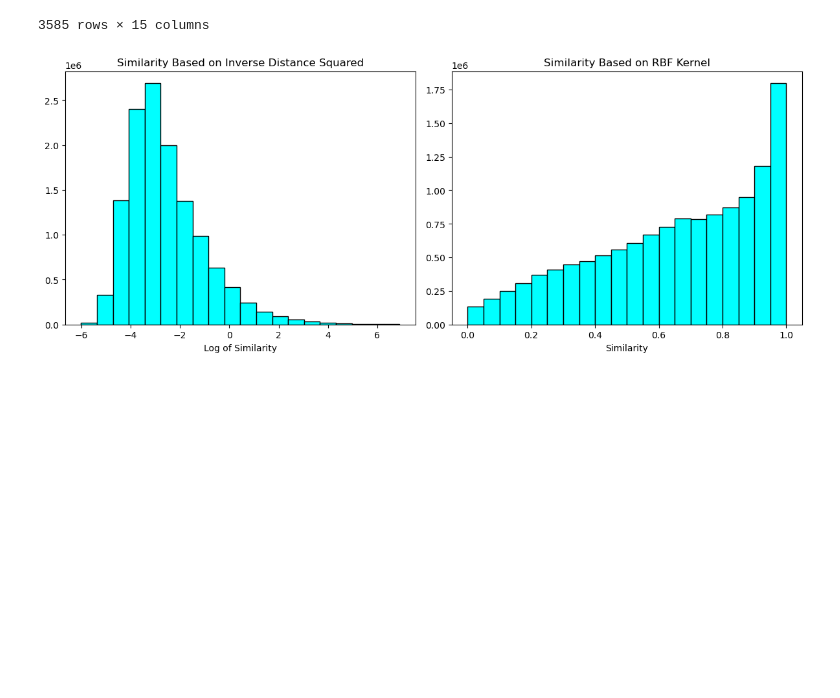
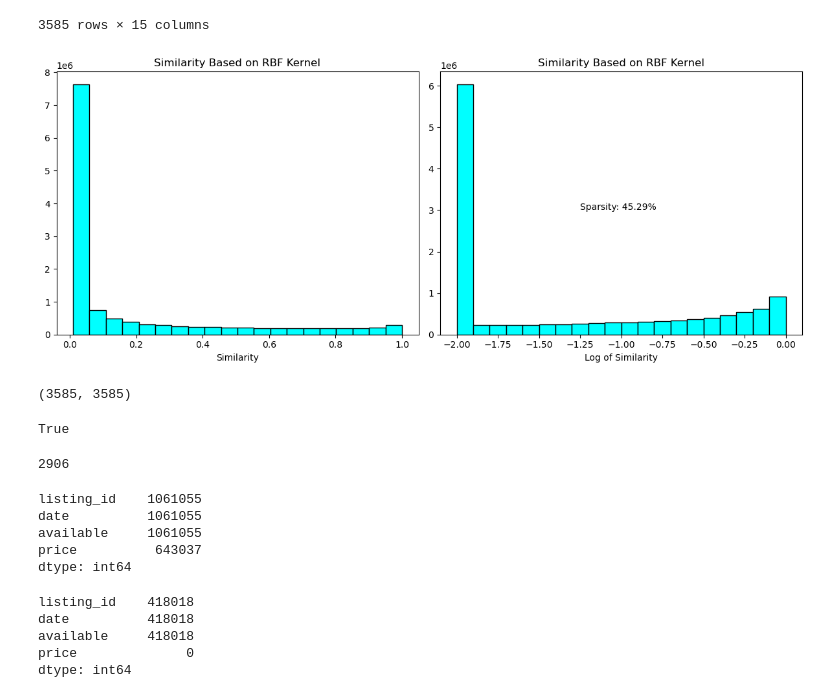
Before and after one commit to erenaydoslu/ML4G-Project, a Jupyter notebook: exploration.ipynb, the cells around one changed output. Cells and saved outputs as stored; diff of their text form; code cells hidden in the pictures; blank space fills up the shorter version.

```diff
--- a/exploration.ipynb
+++ b/exploration.ipynb
@@ -7,6 +7,4 @@ import networkx as nx
 
 from tqdm.notebook import tqdm
 # %%
-df_listings = pd.read_csv("data/listings.csv")
-
-df_listings.columns
+df_listings = pd.read_csv("data/raw/listings.csv")
@@ -106,26 +86,67 @@ def calculateSparsity(matrix):
 distanceMatrix = createDistanceMatrix(df_listings)
 # %%
 sim_distance = createSimilarityMatrix(distanceMatrix)
-sim_rbf = createSimilarityMatrix(distanceMatrix, sim_type='rbf', sigma=5)
+sim_rbf = createSimilarityMatrix(distanceMatrix, sim_type='rbf', sigma=1.5)
+
+sim_rbf_sparse = np.where(sim_rbf < 0.01, 0, sim_rbf)
+sparsity = calculateSparsity(sim_rbf_sparse)
+
+sim_rbf = np.clip(sim_rbf, 1e-2, 1e2)
 
 fig, ax = plt.subplots(ncols=2, figsize=(12, 5))
 
-ax[0].hist(np.log(sim_distance.flatten()), bins=20, edgecolor='black', color='cyan')
-ax[0].set_xlabel("Log of Similarity")
-ax[0].set_title("Similarity Based on Inverse Distance Squared")
+ax[0].hist(sim_rbf.flatten(), bins=20, edgecolor='black', color='cyan')
+ax[0].set_xlabel("Similarity")
+ax[0].set_title("Similarity Based on RBF Kernel")
 
-ax[1].hist(sim_rbf.flatten(), bins=20, edgecolor='black', color='cyan')
-ax[1].set_xlabel("Similarity")
+ax[1].hist(np.log10(sim_rbf.flatten()), bins=20, edgecolor='black', color='cyan')
+ax[1].set_xlabel("Log of Similarity")
 ax[1].set_title("Similarity Based on RBF Kernel")
+
+ax[1].text(-1.25, 3e6, f"Sparsity: {sparsity:.2f}%")
 
 fig.tight_layout()
 
-fig.savefig("figures/similarity_histogram.pdf")
+# fig.savefig("figures/similarity_histogram.pdf")
 # %% [output]
-[figure, old version]
+[figure, new version]
+# %%
+sim_rbf_sparse.shape
+# %% [output]
+(3585, 3585)
+# %%
+graph = nx.Graph(sim_rbf_sparse)
+
+nx.is_connected(graph)
+# %% [output]
+True
 # %%
-df_calendar = pd.read_csv("data/calendar.csv")
+df_calendar = pd.read_csv("data/raw/calendar.csv")
 
 df_calendar = df_calendar.groupby("listing_id").filter(lambda x: not x['price'].isna().all())
 
-len(set(df_calendar['listing_id']))
+df_calendar['date'] = pd.to_datetime(df_calendar['date'])
+df_calendar['price'] = df_calendar['price'].replace({'\$': '', ',': ''}, regex=True).astype(float)
+
+df_calendar = df_calendar.reset_index(drop=True)
+
+listings = set(df_calendar['listing_id'])
+len(listings)
+# %% [output]
+2906
+# %%
+df_calendar.count()
+# %% [output]
+listing_id    1061055
+date          1061055
+available     1061055
+price          643037
+dtype: int64
+# %%
+df_calendar[df_calendar['available'] == 'f'].count()
+# %% [output]
+listing_id    418018
+date          418018
+available     418018
+price              0
+dtype: int64
```
Also changed, not shown: parts of 14 cells of this notebook.
